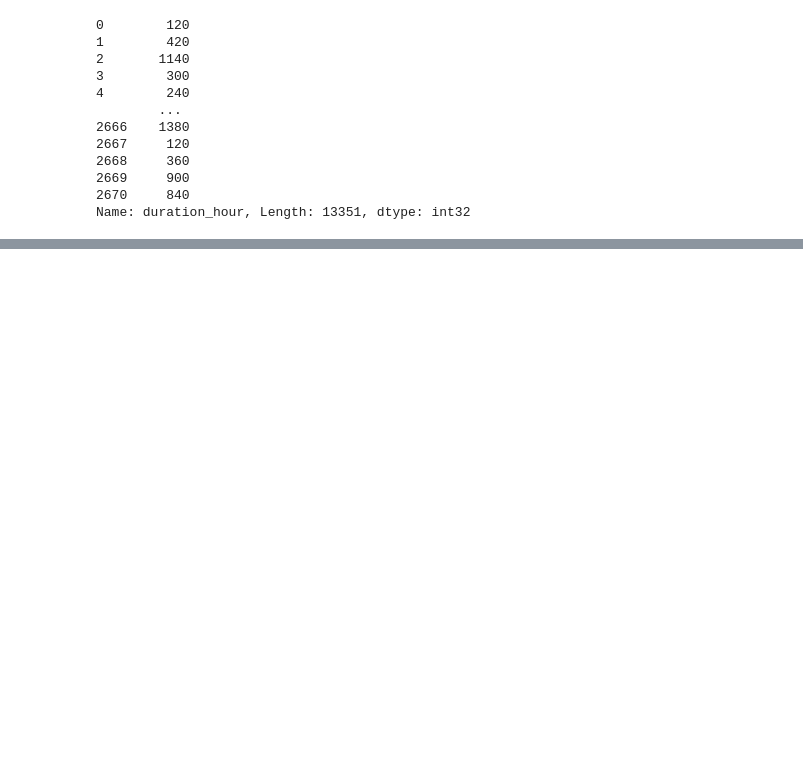
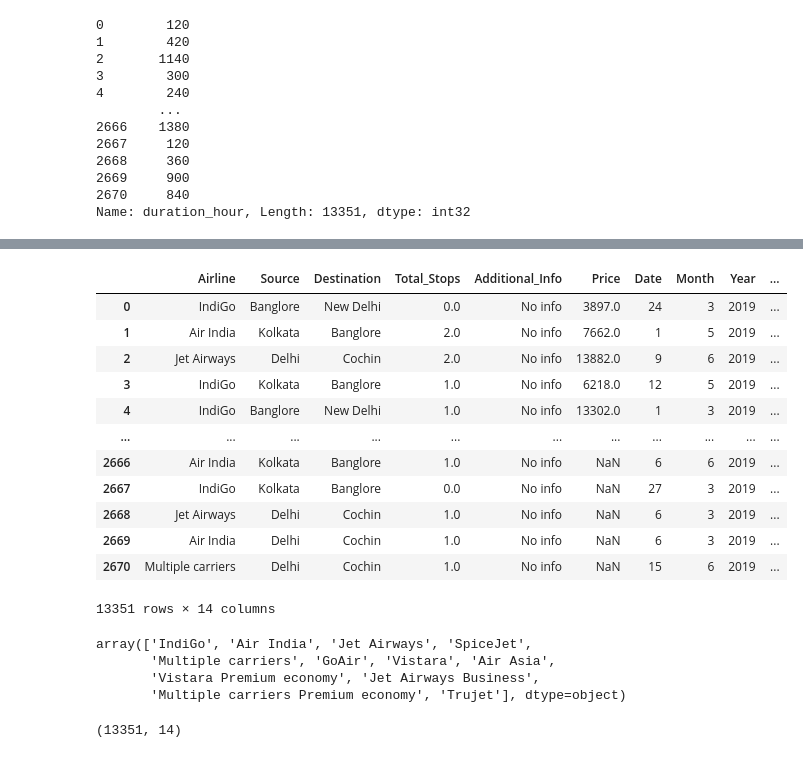
Before and after one commit to TirthNandha/Flight-Price-Pred-EDA, a Jupyter notebook: Untitled.ipynb, the cells around one changed output, grey strips where cells are left out. Cells and saved outputs as stored; diff of their text form; code cells hidden in the pictures; blank space fills up the shorter version.

```diff
--- a/Untitled.ipynb
+++ b/Untitled.ipynb
@@ -336,0 +401,27 @@ Name: Duration, Length: 13351, dtype: bool
+# %%
+final_df.drop('duration_hour', axis = 1, inplace = True)
+# %%
+final_df.drop('Duration', axis = 1, inplace= True)
+# %%
+final_df
+# %% [output]
+|  | Airline | Source | Destination | Total_Stops | Additional_Info | Price | Date | Month | Year | ... |
+| 0 | IndiGo | Banglore | New Delhi | 0.0 | No info | 3897.0 | 24 | 3 | 2019 | ... |
+| 1 | Air India | Kolkata | Banglore | 2.0 | No info | 7662.0 | 1 | 5 | 2019 | ... |
+| 2 | Jet Airways | Delhi | Cochin | 2.0 | No info | 13882.0 | 9 | 6 | 2019 | ... |
+| 3 | IndiGo | Kolkata | Banglore | 1.0 | No info | 6218.0 | 12 | 5 | 2019 | ... |
+| 4 | IndiGo | Banglore | New Delhi | 1.0 | No info | 13302.0 | 1 | 3 | 2019 | ... |
+| ... | ... | ... | ... | ... | ... | ... | ... | ... | ... | ... |
+| 2666 | Air India | Kolkata | Banglore | 1.0 | No info | NaN | 6 | 6 | 2019 | ... |
+| 2667 | IndiGo | Kolkata | Banglore | 0.0 | No info | NaN | 27 | 3 | 2019 | ... |
+| 2668 | Jet Airways | Delhi | Cochin | 1.0 | No info | NaN | 6 | 3 | 2019 | ... |
+| 2669 | Air India | Delhi | Cochin | 1.0 | No info | NaN | 6 | 3 | 2019 | ... |
+| 2670 | Multiple carriers | Delhi | Cochin | 1.0 | No info | NaN | 15 | 6 | 2019 | ... |
+13351 rows × 14 columns
+# %%
+final_df['Airline'].unique()
+# %% [output]
+array(['IndiGo', 'Air India', 'Jet Airways', 'SpiceJet',
+       'Multiple carriers', 'GoAir', 'Vistara', 'Air Asia',
+       'Vistara Premium economy', 'Jet Airways Business',
+       'Multiple carriers Premium economy', 'Trujet'], dtype=object)
@@ -336,0 +436,4 @@ Name: Duration, Length: 13351, dtype: bool
+# %%
+final_df.shape
+# %% [output]
+(13351, 14)
```
Also changed, not shown: parts of 13 cells of this notebook.
